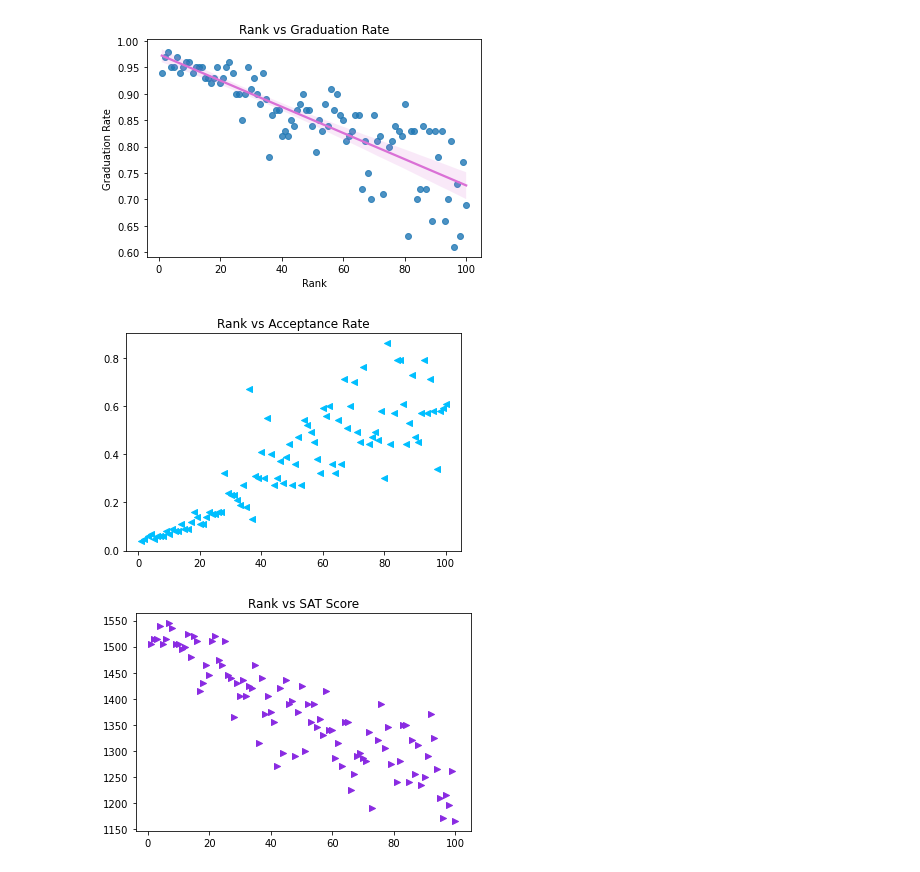
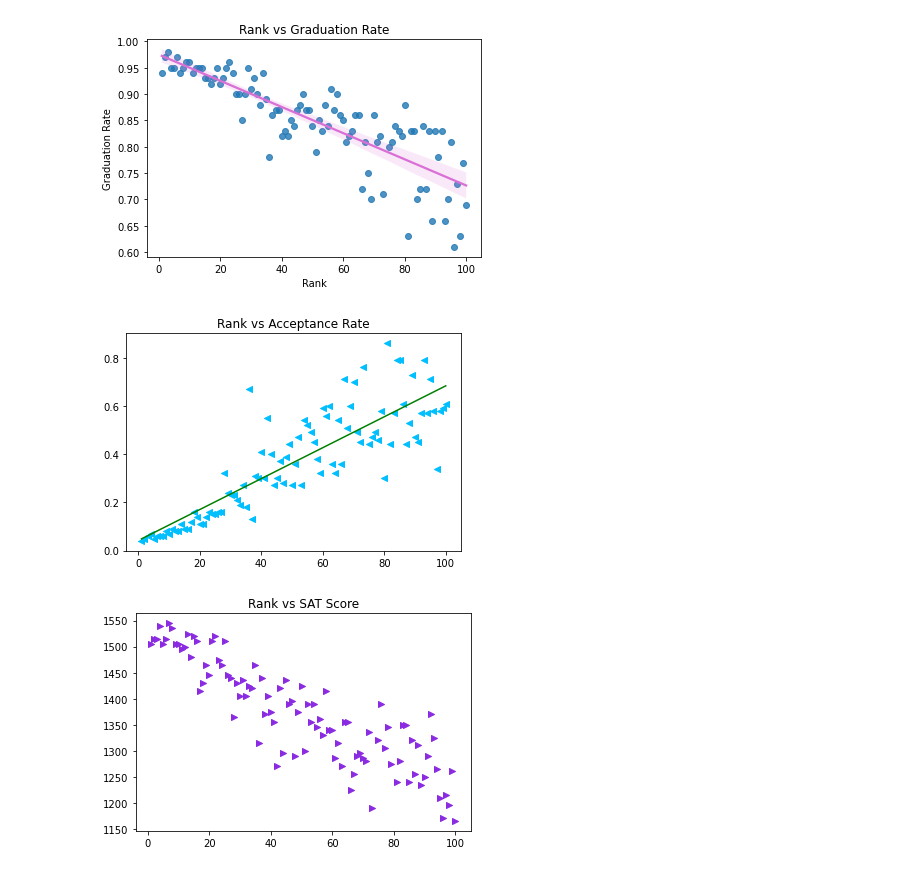
Before and after one commit to damienmha/us-colleges-analysis, a Jupyter notebook: us_colleges.ipynb, the cells around one changed output. Saved outputs shown, nothing was run; the diff lists cells and outputs as text; code cells hidden in the pictures.

```diff
--- a/us_colleges.ipynb
+++ b/us_colleges.ipynb
@@ -419,11 +420,13 @@ plt.show()
 # %% [output]
 [figure]
 # %%
+m, b = np.polyfit(df['Rank'], df['Acceptance Rate'], 1)
 plt.scatter(df['Rank'], df['Acceptance Rate'], color='deepskyblue', marker='<')
+plt.plot(df['Rank'], m*df['Rank'] + b, color='green')
 plt.title('Rank vs Acceptance Rate')
 plt.show()
 # %% [output]
-[figure, old version]
+[figure, new version]
 # %%
 plt.scatter(df['Rank'], df['SAT Score'], color='blueviolet', marker='>')
 plt.title('Rank vs SAT Score')
```
Also changed, not shown: parts of 5 cells of this notebook.
